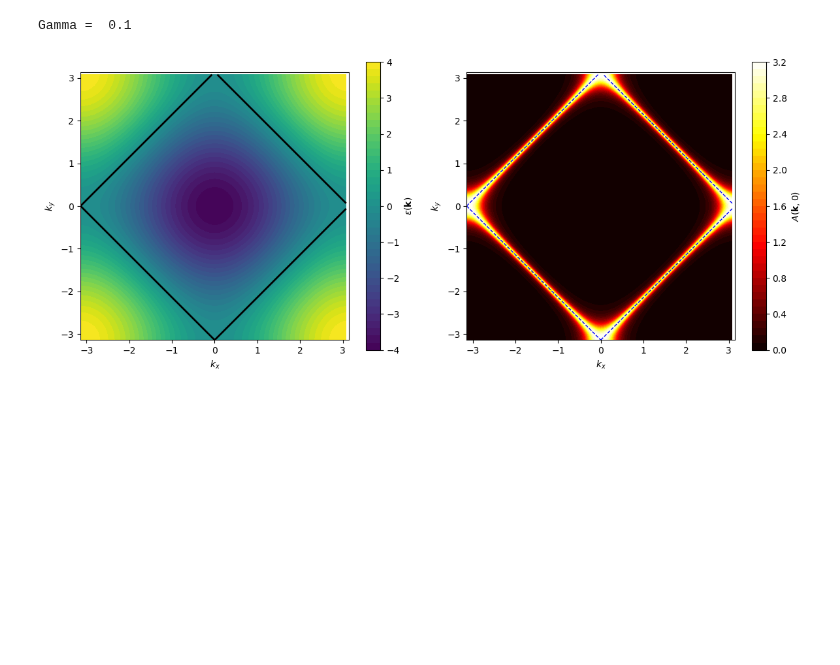
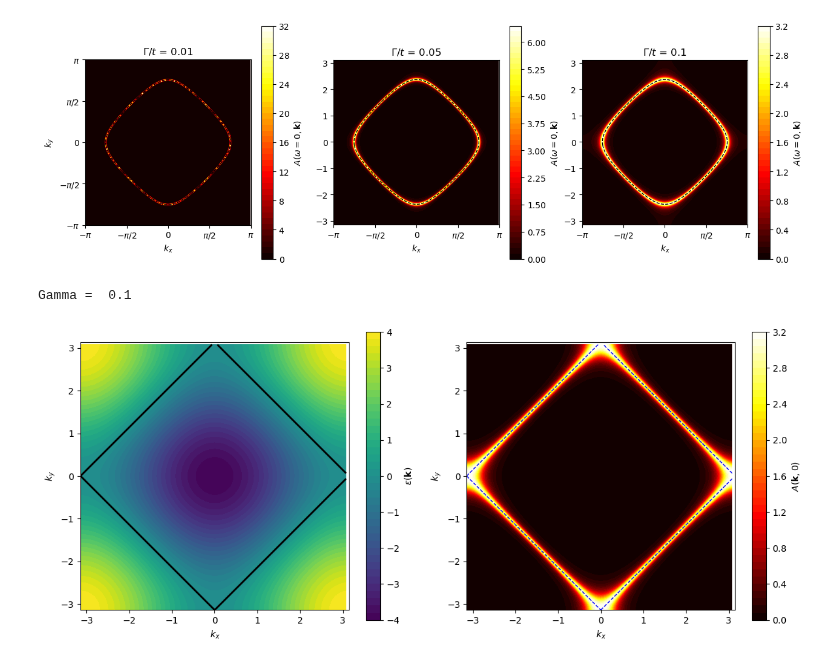
Before and after one commit to cctort/quantum_criticality, a Jupyter notebook: chi_rpa_disorder.ipynb, the cells around one changed output. Cells and saved outputs as stored; diff of their text form; code cells hidden in the pictures; blank space fills up the shorter version.

```diff
--- a/chi_rpa_disorder.ipynb
+++ b/chi_rpa_disorder.ipynb
@@ -18,3 +57,43 @@ Starting serial run at: 2026-06-01 12:04:27.795312
+# %%
+fig, axs = plt.subplots(1, 3, figsize=(15, 5))
+
+Gamma_list = [0.01, 0.05, 0.1]
+for i, Gamma in enumerate(Gamma_list):
+
+    lat = LATTICE(dim=2)
+    nk = 200
+
+    lat.get_bz(nk, ibz=False)
+    lat.get_e_k()
+
+    kx = lat.k_vecs[:,0].reshape(nk,nk)
+    ky = lat.k_vecs[:,1].reshape(nk,nk)
+    e_k = lat.e_k.reshape(nk,nk)
+
+    kx -= np.pi
+    ky -= np.pi
+    e_k = np.roll(np.roll(e_k, nk//2, axis=0), nk//2, axis=1)
+
+    T = 0.01
+    mu = get_mu(e_k=lat.e_k, n_goal=0.75, beta=1/0.01)
+    A_k0 = (1/np.pi) * Gamma / (Gamma**2 + (e_k - mu)**2)
+
+    cf = axs[i].contourf(kx, ky, A_k0, levels=50, cmap='hot')
+    plt.colorbar(cf, ax=axs[i], label=r'$A(\omega=0, \mathbf{k})$')
+    axs[i].contour(kx, ky, e_k, levels=[mu], colors='black', linewidths=1)
+
+    axs[i].set_title(f"$\Gamma/t$ = {Gamma}")
+
+    axs[i].set_xlabel(r'$k_x$')
+    axs[i].set_xticks([-np.pi, -np.pi/2, 0, np.pi/2, np.pi], labels=[r'$-\pi$', r'$-\pi/2$', '0', r'$\pi/2$', r'$\pi$'])
+    axs[i].set_aspect('equal')
+
+axs[0].set_ylabel(r'$k_y$')
+axs[0].set_yticks([-np.pi, -np.pi/2, 0, np.pi/2, np.pi], labels=[r'$-\pi$', r'$-\pi/2$', '0', r'$\pi/2$', r'$\pi$'])
+
+plt.show()
+# %% [output]
+[figure, added]
 # %%
 square = LATTICE(dim=2, tp=0.)
 nk = 100
```
Also changed, not shown: parts of 8 cells of this notebook, 7 other files.
